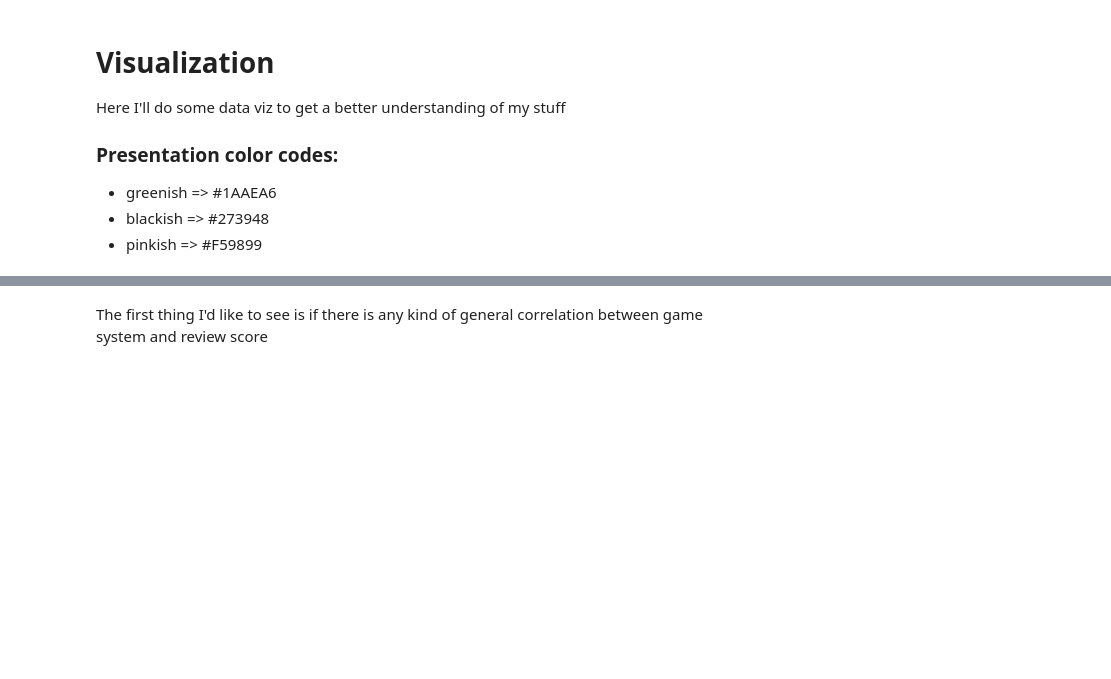
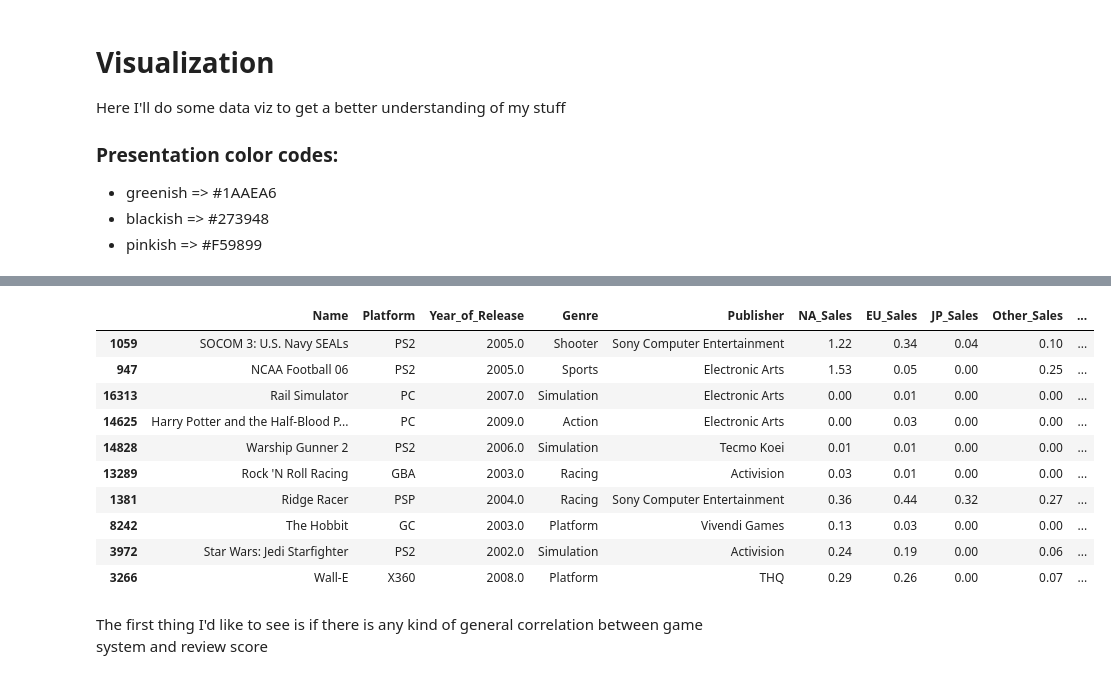
Before and after one commit to Jprebys/video_game_machine_learning, a Jupyter notebook: notebooks/04_visualization.ipynb, the cells around one changed output, grey strips where cells are left out. Drawn from its saved outputs; the diff is of its cells as text; code cells hidden in the pictures; blank space fills up the shorter version.

```diff
--- a/notebooks/04_visualization.ipynb
+++ b/notebooks/04_visualization.ipynb
@@ -20,4 +18,15 @@ ModuleNotFoundError: No module named 'wordcloud'
 # %%
 df = pd.read_csv('../data/nice_data.csv').dropna(subset=['Critic_Score'])
-plots = pd.read_csv('../data/fsm_set.csv').drop('Unnamed: 0', axis=1)
 df.sample(10)
+# %% [output]
+|  | Name | Platform | Year_of_Release | Genre | Publisher | NA_Sales | EU_Sales | JP_Sales | Other_Sales | ... |
+| 1059 | SOCOM 3: U.S. Navy SEALs | PS2 | 2005.0 | Shooter | Sony Computer Entertainment | 1.22 | 0.34 | 0.04 | 0.10 | ... |
+| 947 | NCAA Football 06 | PS2 | 2005.0 | Sports | Electronic Arts | 1.53 | 0.05 | 0.00 | 0.25 | ... |
+| 16313 | Rail Simulator | PC | 2007.0 | Simulation | Electronic Arts | 0.00 | 0.01 | 0.00 | 0.00 | ... |
+| 14625 | Harry Potter and the Half-Blood P... | PC | 2009.0 | Action | Electronic Arts | 0.00 | 0.03 | 0.00 | 0.00 | ... |
+| 14828 | Warship Gunner 2 | PS2 | 2006.0 | Simulation | Tecmo Koei | 0.01 | 0.01 | 0.00 | 0.00 | ... |
+| 13289 | Rock 'N Roll Racing | GBA | 2003.0 | Racing | Activision | 0.03 | 0.01 | 0.00 | 0.00 | ... |
+| 1381 | Ridge Racer | PSP | 2004.0 | Racing | Sony Computer Entertainment | 0.36 | 0.44 | 0.32 | 0.27 | ... |
+| 8242 | The Hobbit | GC | 2003.0 | Platform | Vivendi Games | 0.13 | 0.03 | 0.00 | 0.00 | ... |
+| 3972 | Star Wars: Jedi Starfighter | PS2 | 2002.0 | Simulation | Activision | 0.24 | 0.19 | 0.00 | 0.06 | ... |
+| 3266 | Wall-E | X360 | 2008.0 | Platform | THQ | 0.29 | 0.26 | 0.00 | 0.07 | ... |
```
Also changed, not shown: parts of 13 cells of this notebook, 6 other files.
